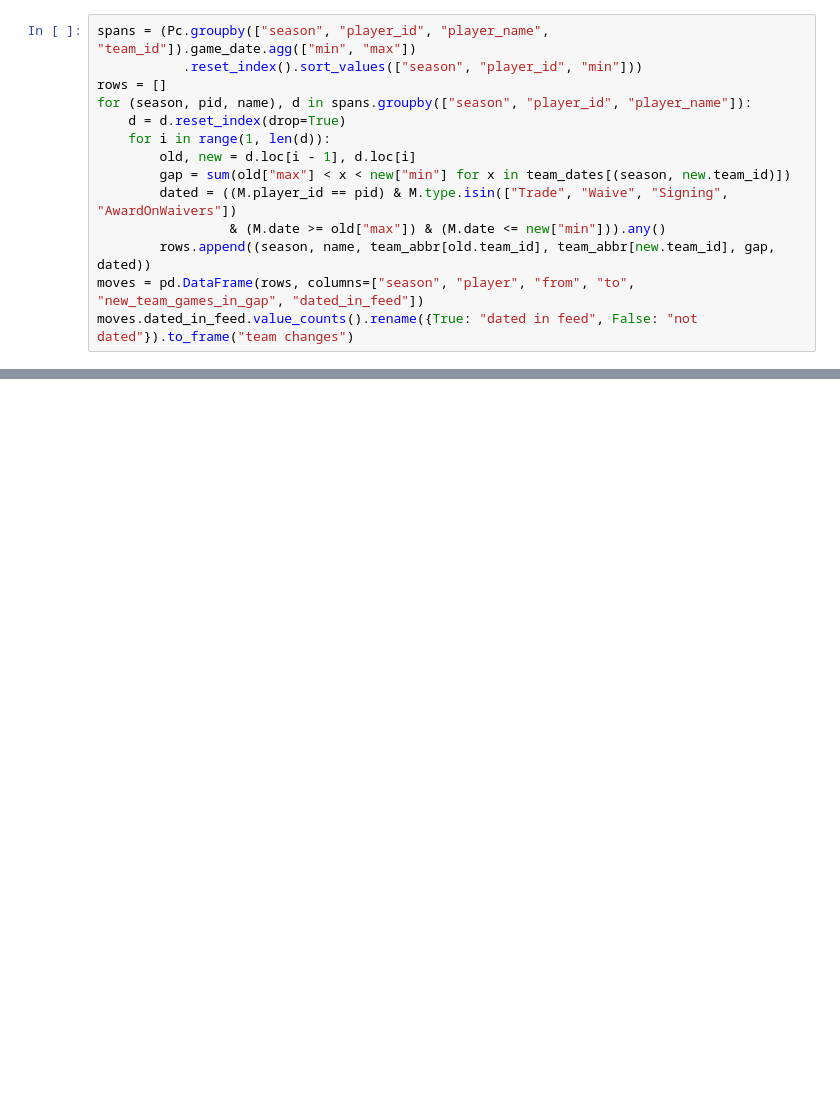
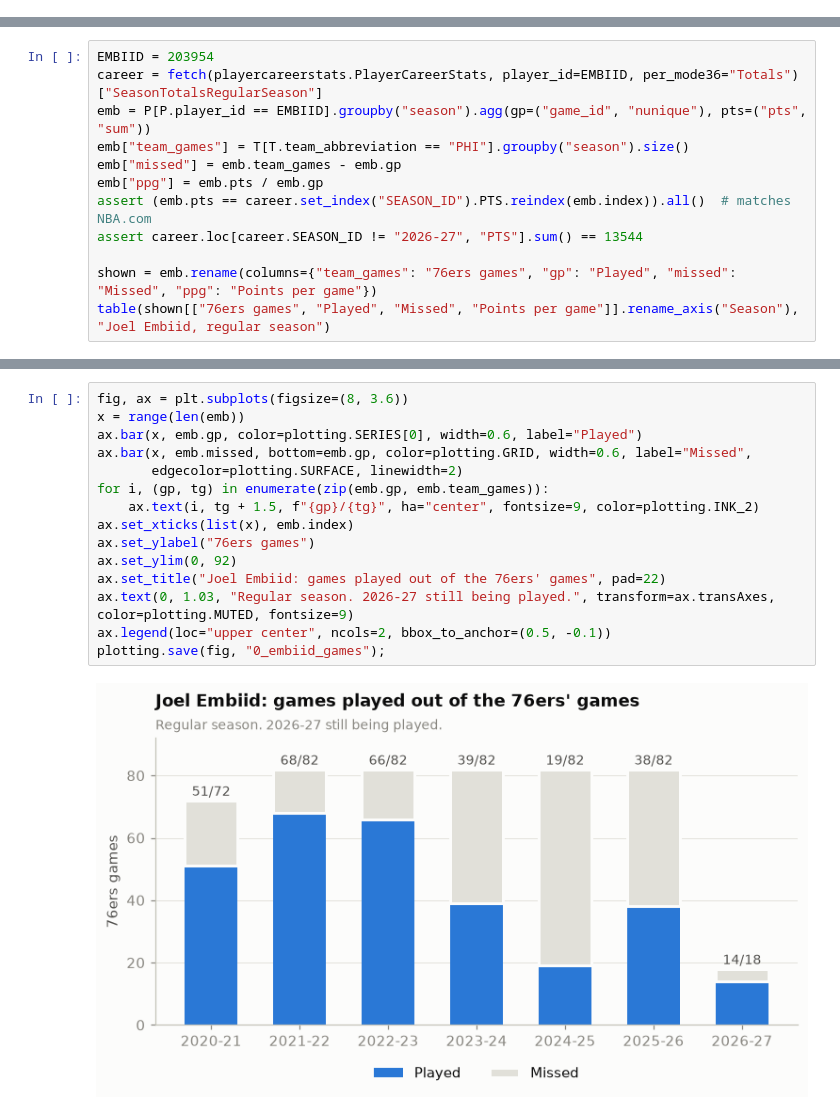
Before and after one commit to dan-j-e/possible-value, a Jupyter notebook: notebooks/0_data.ipynb, the cells around one changed output, grey strips where cells are left out. Cells and saved outputs as stored; diff of their text form; blank space fills up the shorter version.

Commit message:
Notebook 0: plain-language tables with titles and captions for casual readers

```diff
--- a/notebooks/0_data.ipynb
+++ b/notebooks/0_data.ipynb
@@ -225,14 +0,0 @@ gone.exit.value_counts().to_frame("player-seasons")
-# %%
-spans = (Pc.groupby(["season", "player_id", "player_name", "team_id"]).game_date.agg(["min", "max"])
-           .reset_index().sort_values(["season", "player_id", "min"]))
-rows = []
-for (season, pid, name), d in spans.groupby(["season", "player_id", "player_name"]):
-    d = d.reset_index(drop=True)
-    for i in range(1, len(d)):
-        old, new = d.loc[i - 1], d.loc[i]
-        gap = sum(old["max"] < x < new["min"] for x in team_dates[(season, new.team_id)])
-        dated = ((M.player_id == pid) & M.type.isin(["Trade", "Waive", "Signing", "AwardOnWaivers"])
-                 & (M.date >= old["max"]) & (M.date <= new["min"])).any()
-        rows.append((season, name, team_abbr[old.team_id], team_abbr[new.team_id], gap, dated))
-moves = pd.DataFrame(rows, columns=["season", "player", "from", "to", "new_team_games_in_gap", "dated_in_feed"])
-moves.dated_in_feed.value_counts().rename({True: "dated in feed", False: "not dated"}).to_frame("team changes")
@@ -284,0 +60,12 @@ debut.reset_index().to_parquet(out / "debuts.parquet", index=False)
+# %%
+EMBIID = 203954
+career = fetch(playercareerstats.PlayerCareerStats, player_id=EMBIID, per_mode36="Totals")["SeasonTotalsRegularSeason"]
+emb = P[P.player_id == EMBIID].groupby("season").agg(gp=("game_id", "nunique"), pts=("pts", "sum"))
+emb["team_games"] = T[T.team_abbreviation == "PHI"].groupby("season").size()
+emb["missed"] = emb.team_games - emb.gp
+emb["ppg"] = emb.pts / emb.gp
+assert (emb.pts == career.set_index("SEASON_ID").PTS.reindex(emb.index)).all()  # matches NBA.com
+assert career.loc[career.SEASON_ID != "2026-27", "PTS"].sum() == 13544
+
+shown = emb.rename(columns={"team_games": "76ers games", "gp": "Played", "missed": "Missed", "ppg": "Points per game"})
+table(shown[["76ers games", "Played", "Missed", "Points per game"]].rename_axis("Season"), "Joel Embiid, regular season")
@@ -284,0 +83,17 @@ debut.reset_index().to_parquet(out / "debuts.parquet", index=False)
+# %%
+fig, ax = plt.subplots(figsize=(8, 3.6))
+x = range(len(emb))
+ax.bar(x, emb.gp, color=plotting.SERIES[0], width=0.6, label="Played")
+ax.bar(x, emb.missed, bottom=emb.gp, color=plotting.GRID, width=0.6, label="Missed",
+       edgecolor=plotting.SURFACE, linewidth=2)
+for i, (gp, tg) in enumerate(zip(emb.gp, emb.team_games)):
+    ax.text(i, tg + 1.5, f"{gp}/{tg}", ha="center", fontsize=9, color=plotting.INK_2)
+ax.set_xticks(list(x), emb.index)
+ax.set_ylabel("76ers games")
+ax.set_ylim(0, 92)
+ax.set_title("Joel Embiid: games played out of the 76ers' games", pad=22)
+ax.text(0, 1.03, "Regular season. 2026-27 still being played.", transform=ax.transAxes, color=plotting.MUTED, fontsize=9)
+ax.legend(loc="upper center", ncols=2, bbox_to_anchor=(0.5, -0.1))
+plotting.save(fig, "0_embiid_games");
+# %% [output]
+[figure, added]
```
Also changed, not shown: parts of 39 cells of this notebook, 2 other files.
